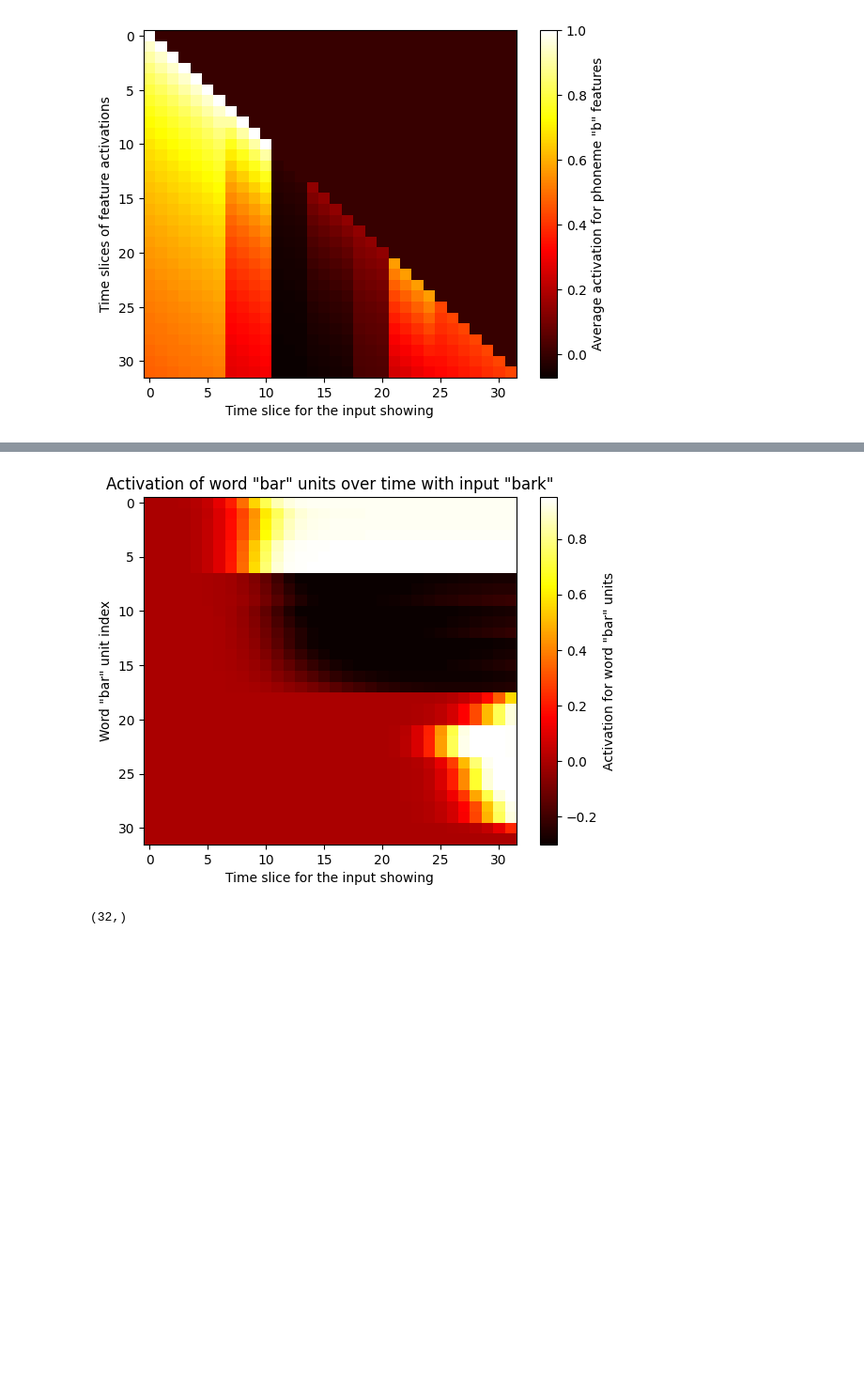
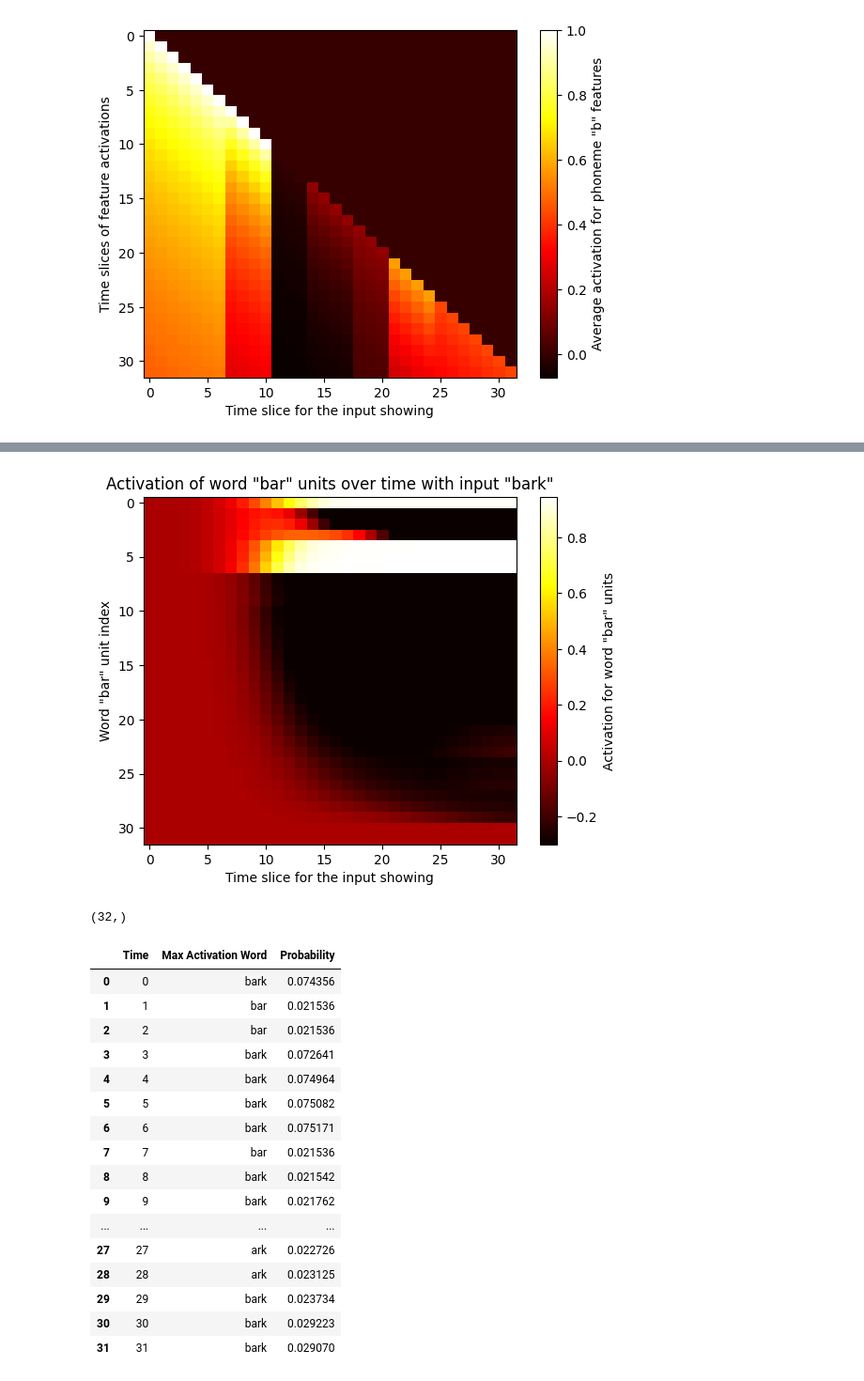
Before and after one commit to gydis/trace-predictive-coding, a Jupyter notebook: sandbox.ipynb, the cells around one changed output, grey strips where cells are left out. Shown: that part at 94% size. Drawn from its saved outputs; the diff is of its cells as text; code cells hidden in the pictures; blank space fills up the shorter version.

Commit message:
Fix lateral word inhibition

```diff
--- a/sandbox.ipynb
+++ b/sandbox.ipynb
@@ -18,7 +18,7 @@ WORD_DECAY = 0.05 # Decay rate of activations
 FEATURE_INHIBITION = 0.04 # Inhibition between features
 PHONEME_FEATURE_EXCITATION = 0.00 # Top-down excitation of feature level from the phoneme
 FEATURE_PHONEME_EXCITATION = 0.02 # Bottom-up excitation of phoneme level from the features
-PHONEME_INHIBITION = 0.04 # Inhibition between phonemes
+PHONEME_INHIBITION = 0.08 # Inhibition between phonemes
 WORD_INHIBITION = 0.03 # Inhibition between words
 PHONEME_WORD_EXCITATION = 0.05 # Bottom-up excitation of word level from the phonemes
 WORD_PHONEME_EXCITATION = 0.03 # Top-down excitation of phoneme level from the words
@@ -26,7 +26,7 @@ WORD_PHONEME_EXCITATION = 0.03 # Top-down excitation of phoneme level from the w
 with open('wordlist', 'r') as f:
     KNOWN_WORDS = [line.strip() for line in f.readlines()]
 # KNOWN_WORDS = KNOWN_WORDS[:20]
-KNOWN_WORDS = ["bar", "aba", "ark"]
+KNOWN_WORDS = ["bar", "aba", "ark", "bark"]
 WORD_TO_IND = {word: i for i, word in enumerate(KNOWN_WORDS)} # Mapping from words to indices
 WORDS_NUM = len(KNOWN_WORDS) # Number of words in the lexicon
 # %%
@@ -257,12 +257,12 @@ def word_layer_update_delta(word_values: np.ndarray,
     # Lateral inhibition between words
     for n1 in range(slice_num):
         for w1 in range(WORDS_NUM):
-            window_end = min(len(KNOWN_WORDS[w1]) * 6, slice_num)
+            window_end = min(len(KNOWN_WORDS[w1]) * 6 + n1, slice_num)
             window_start = n1
             for n2 in range(slice_num):
                 for w2 in range(WORDS_NUM):
                     if w1 != w2 or n1 != n2:
-                        window_end2 = min(len(KNOWN_WORDS[w2]) * 6, slice_num)
+                        window_end2 = min(len(KNOWN_WORDS[w2]) * 6 + n2, slice_num)
                         window_start2 = n2
                         overlap = max(0, min(window_end, window_end2) - max(window_start, window_start2))
                         overlap_coef = overlap / min(len(KNOWN_WORDS[w1]) * 6, len(KNOWN_WORDS[w2]) * 6)
@@ -350,28 +350,45 @@ plt.show()
 # %%
 word_responses = np.zeros((slice_num, word_values.shape[0]), dtype=np.float64)
 word = "bar"
 for t in range(slice_num):
     word_vals = word_values_agg[t]
     word_responses[t] = word_vals[:, WORD_TO_IND[word]]
 plt.figure()
 plt.imshow(word_responses.T, aspect='auto', cmap='hot')
 plt.colorbar(label=f'Activation for word "{word}" units')
 plt.ylabel(f'Word "{word}" unit index')
 plt.xlabel('Time slice for the input showing')
 plt.title(f'Activation of word "{word}" units over time with input "{input_string}"')
 plt.show()
 
 max_activation_word_indices = np.argmax(word_values_agg[-1], axis=1)
 activations = []
 for i in range(slice_num):
     activations.append(word_values_agg[-1][i, max_activation_word_indices[i]])
 activations = np.array(activations)
 probs = np.exp(activations) / np.sum(np.exp(activations))
 print(probs.shape)
 words = [KNOWN_WORDS[idx] for idx in max_activation_word_indices]
 time = list(range(slice_num))
-# words_df = pd.DataFrame({'Time': time, 'Max Activation Word': words, 'Probability': probs})
-# words_df
+words_df = pd.DataFrame({'Time': time, 'Max Activation Word': words, 'Probability': probs})
+words_df
 # %% [output]
-[figure, old version]
+[figure, new version]
 (32,)
+|  | Time | Max Activation Word | Probability |
+| 0 | 0 | bark | 0.074356 |
+| 1 | 1 | bar | 0.021536 |
+| 2 | 2 | bar | 0.021536 |
+| 3 | 3 | bark | 0.072641 |
+| 4 | 4 | bark | 0.074964 |
+| 5 | 5 | bark | 0.075082 |
+| 6 | 6 | bark | 0.075171 |
+| 7 | 7 | bar | 0.021536 |
+| 8 | 8 | bark | 0.021542 |
+| 9 | 9 | bark | 0.021762 |
+| ... | ... | ... | ... |
+| 27 | 27 | ark | 0.022726 |
+| 28 | 28 | ark | 0.023125 |
+| 29 | 29 | bark | 0.023734 |
+| 30 | 30 | bark | 0.029223 |
+| 31 | 31 | bark | 0.029070 |
```
Also changed, not shown: parts of 1 cell of this notebook.
